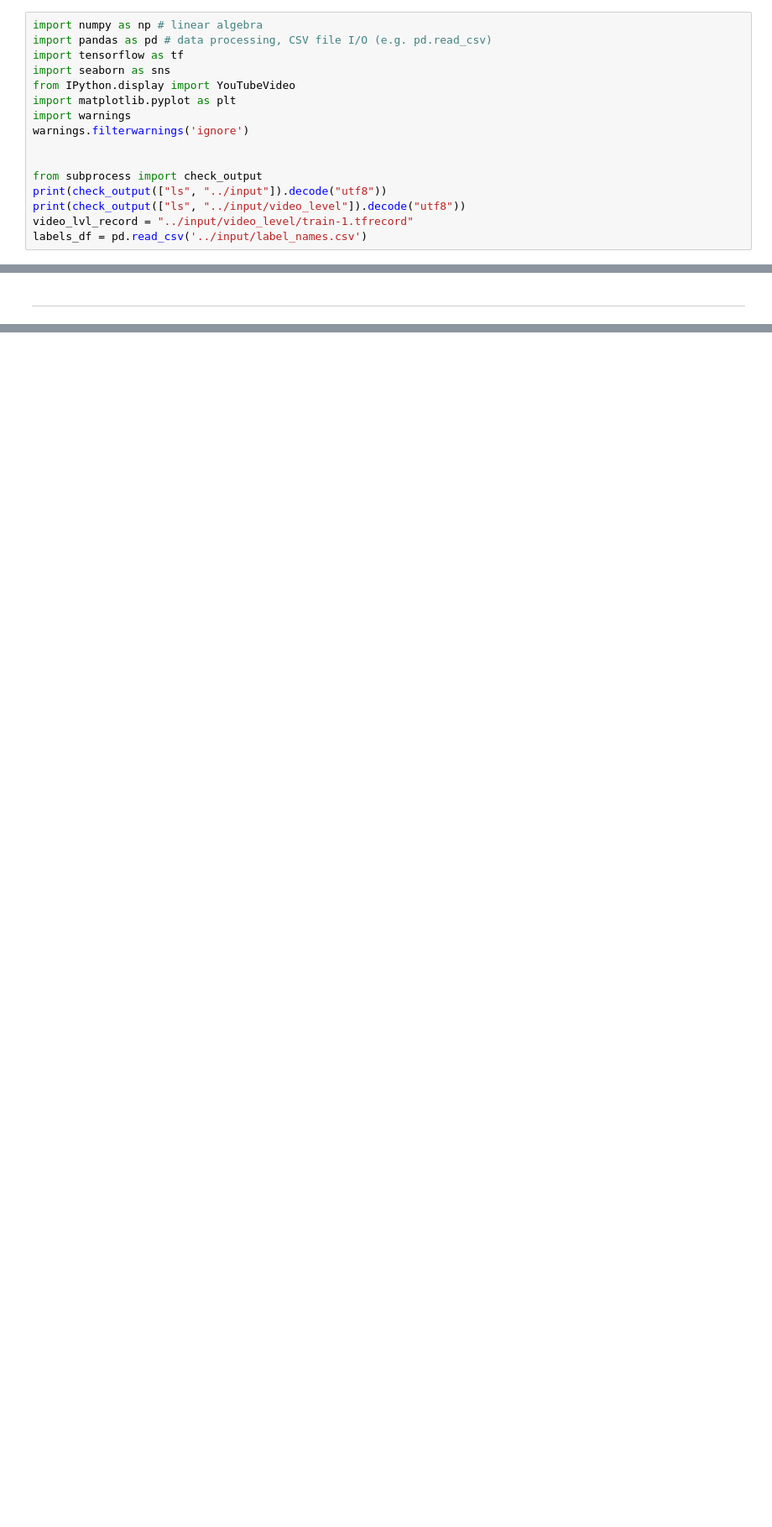
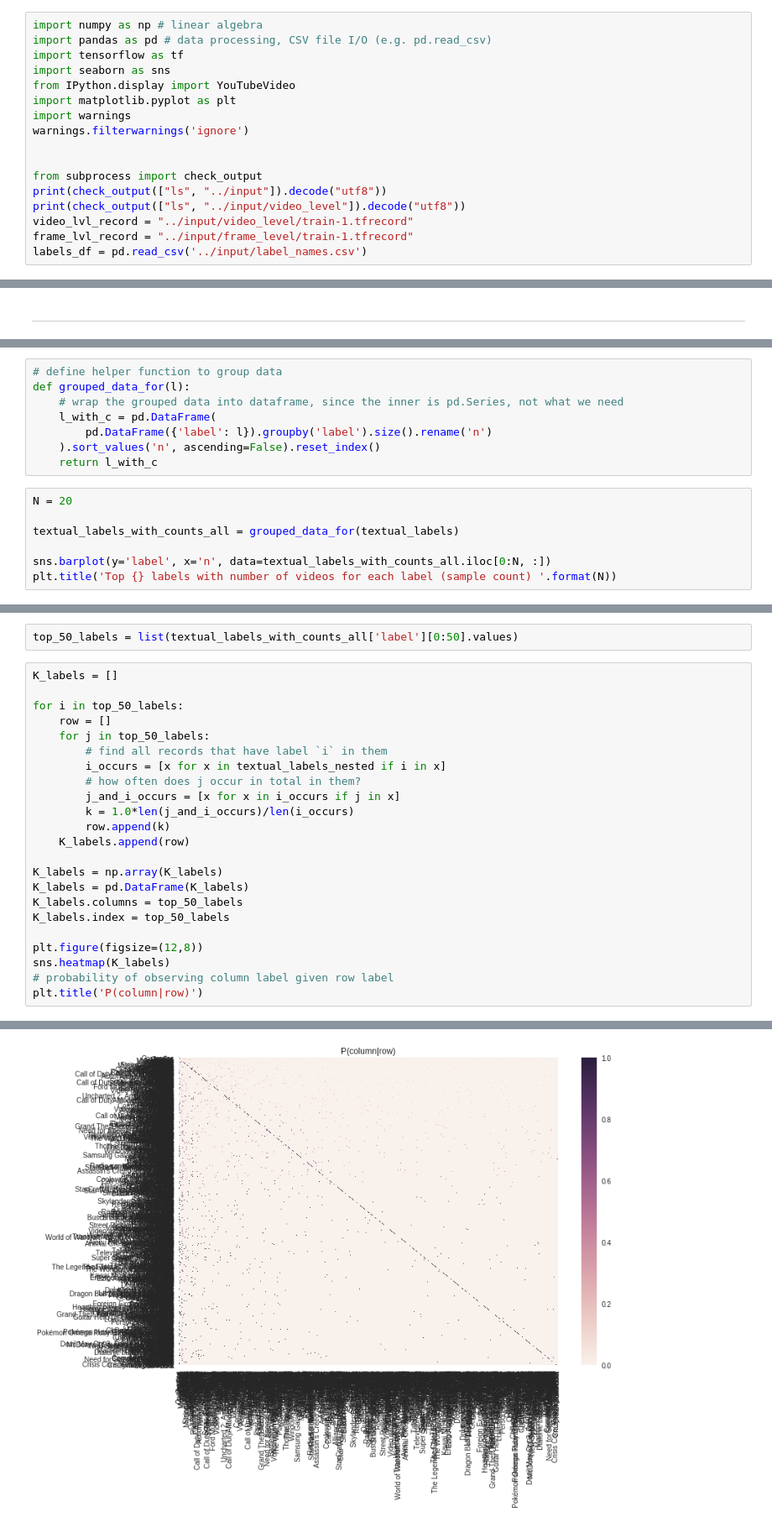
Before and after one commit to godkillok/youtube-8m-challenge, a Jupyter notebook: dataset-exploration/basic-exploration.ipynb, the cells around one changed output, grey strips where cells are left out. Shown at 84% size. Saved outputs shown, nothing was run; the diff lists cells and outputs as text; blank space fills up the shorter version.

```diff
--- a/dataset-exploration/basic-exploration.ipynb
+++ b/dataset-exploration/basic-exploration.ipynb
@@ -15,4 +15,5 @@ from subprocess import check_output
 print(check_output(["ls", "../input"]).decode("utf8"))
 print(check_output(["ls", "../input/video_level"]).decode("utf8"))
 video_lvl_record = "../input/video_level/train-1.tfrecord"
+frame_lvl_record = "../input/frame_level/train-1.tfrecord"
 labels_df = pd.read_csv('../input/label_names.csv')
@@ -116,0 +136,15 @@ Nevertheless, we have 4630 unique labels in the dataset
+# %%
+# define helper function to group data
+def grouped_data_for(l):
+    # wrap the grouped data into dataframe, since the inner is pd.Series, not what we need
+    l_with_c = pd.DataFrame(
+        pd.DataFrame({'label': l}).groupby('label').size().rename('n')
+    ).sort_values('n', ascending=False).reset_index()
+    return l_with_c
+# %%
+N = 20
+
+textual_labels_with_counts_all = grouped_data_for(textual_labels)
+
+sns.barplot(y='label', x='n', data=textual_labels_with_counts_all.iloc[0:N, :])
+plt.title('Top {} labels with number of videos for each label (sample count) '.format(N))
@@ -116,0 +171,26 @@ Nevertheless, we have 4630 unique labels in the dataset
+# %%
+top_50_labels = list(textual_labels_with_counts_all['label'][0:50].values)
+# %%
+K_labels = []
+
+for i in top_50_labels:
+    row = []
+    for j in top_50_labels:
+        # find all records that have label `i` in them
+        i_occurs = [x for x in textual_labels_nested if i in x]
+        # how often does j occur in total in them?
+        j_and_i_occurs = [x for x in i_occurs if j in x]
+        k = 1.0*len(j_and_i_occurs)/len(i_occurs)
+        row.append(k)
+    K_labels.append(row)
+
+K_labels = np.array(K_labels)
+K_labels = pd.DataFrame(K_labels)
+K_labels.columns = top_50_labels
+K_labels.index = top_50_labels
+
+plt.figure(figsize=(12,8))
+sns.heatmap(K_labels)
+# probability of observing column label given row label
+plt.title('P(column|row)')
+# %% [output]
@@ -116,0 +198 @@ Nevertheless, we have 4630 unique labels in the dataset
+[figure, added]
```
Also changed, not shown: parts of 18 cells of this notebook.
